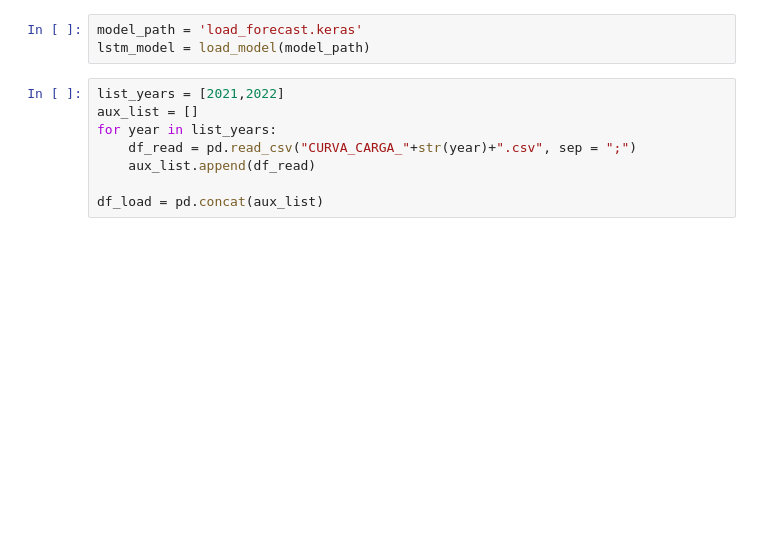
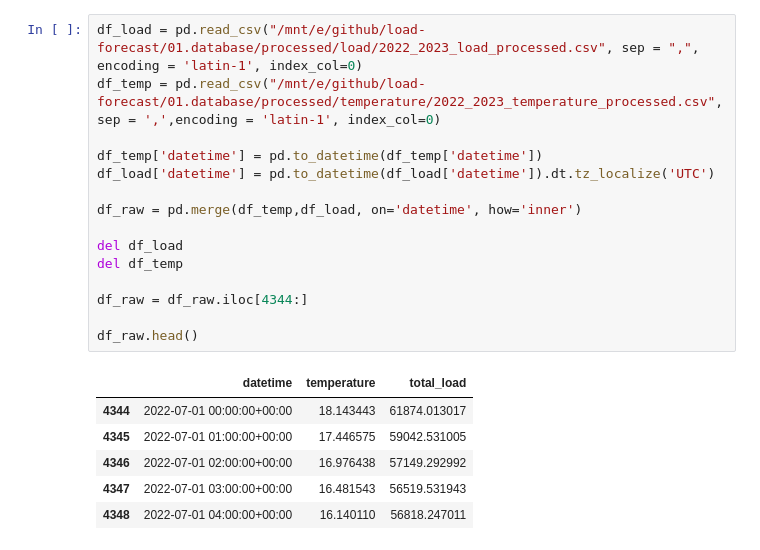
Before and after one commit to VRMattos96/load-forecast, a Jupyter notebook: 02.codes/lf-validation.ipynb, the cells around one changed output. Saved outputs shown, nothing was run; the diff lists cells and outputs as text; blank space fills up the shorter version.

Commit message:
adding reviewed modelling code

```diff
--- a/02.codes/lf-validation.ipynb
+++ b/02.codes/lf-validation.ipynb
@@ -27,11 +31,22 @@ from vmdpy import VMD
-# %%
-model_path = 'load_forecast.keras'
-lstm_model = load_model(model_path)
-# %%
-list_years = [2021,2022]
-aux_list = []
-for year in list_years:
-    df_read = pd.read_csv("CURVA_CARGA_"+str(year)+".csv", sep = ";")
-    aux_list.append(df_read)
-
-df_load = pd.concat(aux_list)
+# %%
+df_load = pd.read_csv("/mnt/e/github/load-forecast/01.database/processed/load/2022_2023_load_processed.csv", sep = ",", encoding = 'latin-1', index_col=0)
+df_temp = pd.read_csv("/mnt/e/github/load-forecast/01.database/processed/temperature/2022_2023_temperature_processed.csv", sep = ',',encoding = 'latin-1', index_col=0)
+
+df_temp['datetime'] = pd.to_datetime(df_temp['datetime'])
+df_load['datetime'] = pd.to_datetime(df_load['datetime']).dt.tz_localize('UTC')
+
+df_raw = pd.merge(df_temp,df_load, on='datetime', how='inner')
+
+del df_load
+del df_temp
+
+df_raw = df_raw.iloc[4344:]
+
+df_raw.head()
+# %% [output]
+|  | datetime | temperature | total_load |
+| 4344 | 2022-07-01 00:00:00+00:00 | 18.143443 | 61874.013017 |
+| 4345 | 2022-07-01 01:00:00+00:00 | 17.446575 | 59042.531005 |
+| 4346 | 2022-07-01 02:00:00+00:00 | 16.976438 | 57149.292992 |
+| 4347 | 2022-07-01 03:00:00+00:00 | 16.481543 | 56519.531943 |
+| 4348 | 2022-07-01 04:00:00+00:00 | 16.140110 | 56818.247011 |
```
Also changed, not shown: parts of 16 cells of this notebook, 13 other files.
